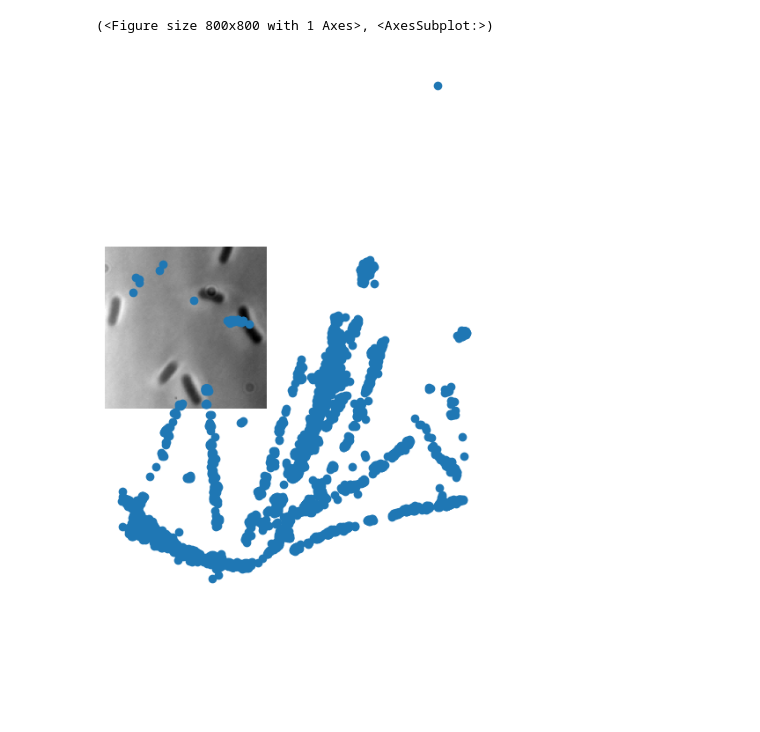
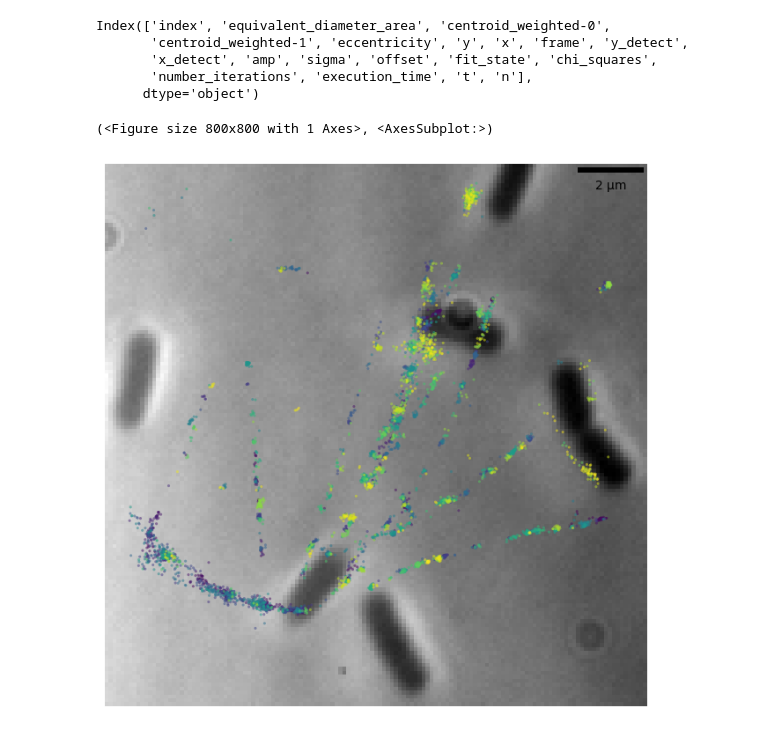
Before and after one commit to d-foust/biteen-utilities, a Jupyter notebook: scatter_plot_example.ipynb, the cells around one changed output. Cells and saved outputs as stored; diff of their text form; code cells hidden in the pictures; blank space fills up the shorter version.

Commit message:
use matplotlib-scalebar

```diff
--- a/scatter_plot_example.ipynb
+++ b/scatter_plot_example.ipynb
@@ -49,8 +18,30 @@ TiffPage 0: TypeError: read_bytes() missing 3 required positional arguments: 'dt
+# %%
+locs_data.columns
+# %% [output]
+Index(['index', 'equivalent_diameter_area', 'centroid_weighted-0',
+       'centroid_weighted-1', 'eccentricity', 'y', 'x', 'frame', 'y_detect',
+       'x_detect', 'amp', 'sigma', 'offset', 'fit_state', 'chi_squares',
+       'number_iterations', 'execution_time', 't', 'n'],
+      dtype='object')
+# %%
+marker_props = {'alpha': 0.5,
+                'edgecolors': 'none',
+                's': 5,
+                'c': locs_data['n']}
+
+scalebar_props = {'dx': 0.12,
+                  'units': 'um',
+                  'dimension': 'si-length',
+                  'frameon': False,
+                  'label': None,
+                  }
 # %%
 bu.plot_locs_scatter(locs_data,
                      figure_props={'figsize': (8,8)},
                      image=phase_image,
-                     scale=1/0.05)
+                     scale=1/0.12,
+                     marker_props=marker_props,
+                     scalebar_props=scalebar_props)
 # %% [output]
 (<Figure size 800x800 with 1 Axes>, <AxesSubplot:>)
-[figure, old version]
+[figure, new version]
```
Also changed, not shown: parts of 3 cells of this notebook, 1 other file.
